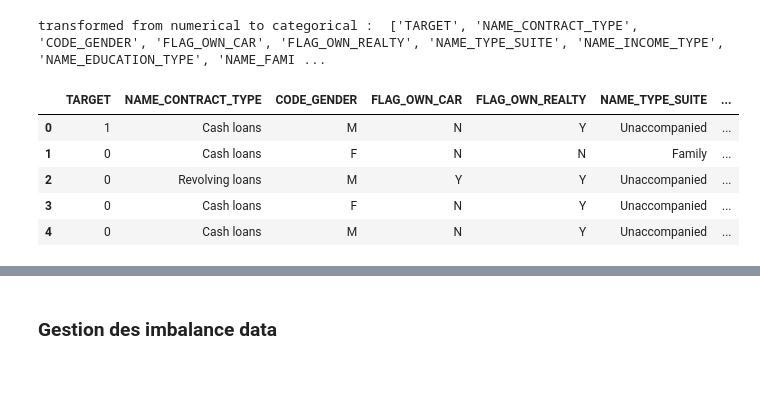
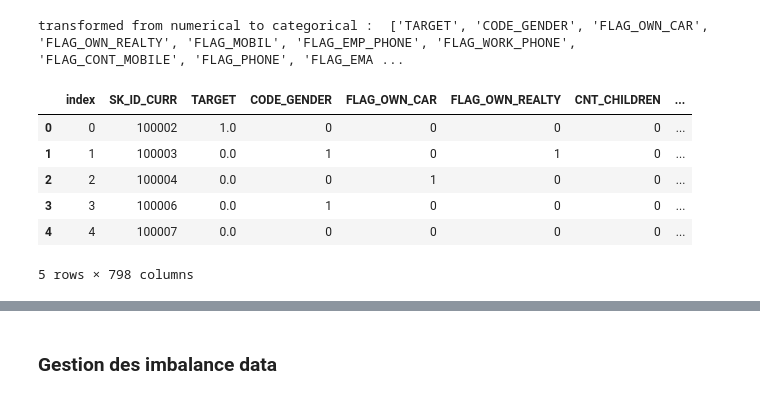
Before and after one commit to antoine-lo/Modele_de_scoring, a Jupyter notebook: Notebook/Modelisation.ipynb, the cells around one changed output, grey strips where cells are left out. Saved outputs shown, nothing was run; the diff lists cells and outputs as text; code cells hidden in the pictures.

```diff
--- a/Notebook/Modelisation.ipynb
+++ b/Notebook/Modelisation.ipynb
@@ -47,33 +49,34 @@ pd.options.display.max_columns = 100
 sns.set(rc={"figure.figsize": (11.7, 8.27)})
 # %%
 # ouverture du dataframe
-df_fraud = pd.read_csv(r'C:\\Users\\alojou\\Notebook Python\\Projet_7 Modèle de scoring\\Data\\df_clean.csv')
-df_fraud = df_fraud.loc[:,~df_fraud.columns.str.startswith('Unnamed')]
+df_pret = pd.read_csv(r'C:\\Users\\alojou\\Notebook Python\\Projet_7 Modèle de scoring\\input\\df_train.csv')
+df_pret = df_pret.loc[:,~df_pret.columns.str.startswith('Unnamed')]
 # %%
 category_features = []
 threshold = 10
-for each in df_fraud.columns:
-    if df_fraud[each].nunique() < threshold:
+for each in df_pret.columns:
+    if df_pret[each].nunique() < threshold:
         category_features.append(each)
 
 print("transformed from numerical to categorical : ",category_features)
 
 
 for each in category_features:
-    df_fraud[each] = df_fraud[each].astype('category')
+    df_pret[each] = df_pret[each].astype('category')
 
-obj_col = df_fraud.select_dtypes("object").columns
+obj_col = df_pret.select_dtypes("object").columns
 for each in obj_col:
-    df_fraud[each] = df_fraud[each].astype('category')
+    df_pret[each] = df_pret[each].astype('category')
 # %% [output]
-transformed from numerical to categorical :  ['TARGET', 'NAME_CONTRACT_TYPE', 'CODE_GENDER', 'FLAG_OWN_CAR', 'FLAG_OWN_REALTY', 'NAME_TYPE_SUITE', 'NAME_INCOME_TYPE', 'NAME_EDUCATION_TYPE', 'NAME_FAMI ...
+transformed from numerical to categorical :  ['TARGET', 'CODE_GENDER', 'FLAG_OWN_CAR', 'FLAG_OWN_REALTY', 'FLAG_MOBIL', 'FLAG_EMP_PHONE', 'FLAG_WORK_PHONE', 'FLAG_CONT_MOBILE', 'FLAG_PHONE', 'FLAG_EMA ...
 # %%
-df_fraud.head()
+df_pret.head()
 # %% [output]
-|  | TARGET | NAME_CONTRACT_TYPE | CODE_GENDER | FLAG_OWN_CAR | FLAG_OWN_REALTY | NAME_TYPE_SUITE | ... |
-| 0 | 1 | Cash loans | M | N | Y | Unaccompanied | ... |
-| 1 | 0 | Cash loans | F | N | N | Family | ... |
-| 2 | 0 | Revolving loans | M | Y | Y | Unaccompanied | ... |
-| 3 | 0 | Cash loans | F | N | Y | Unaccompanied | ... |
-| 4 | 0 | Cash loans | M | N | Y | Unaccompanied | ... |
+|  | index | SK_ID_CURR | TARGET | CODE_GENDER | FLAG_OWN_CAR | FLAG_OWN_REALTY | CNT_CHILDREN | ... |
+| 0 | 0 | 100002 | 1.0 | 0 | 0 | 0 | 0 | ... |
+| 1 | 1 | 100003 | 0.0 | 1 | 0 | 1 | 0 | ... |
+| 2 | 2 | 100004 | 0.0 | 0 | 1 | 0 | 0 | ... |
+| 3 | 3 | 100006 | 0.0 | 1 | 0 | 0 | 0 | ... |
+| 4 | 4 | 100007 | 0.0 | 0 | 0 | 0 | 0 | ... |
+5 rows × 798 columns
 # %%
```
Also changed, not shown: parts of 39 cells of this notebook, 1 other file.
